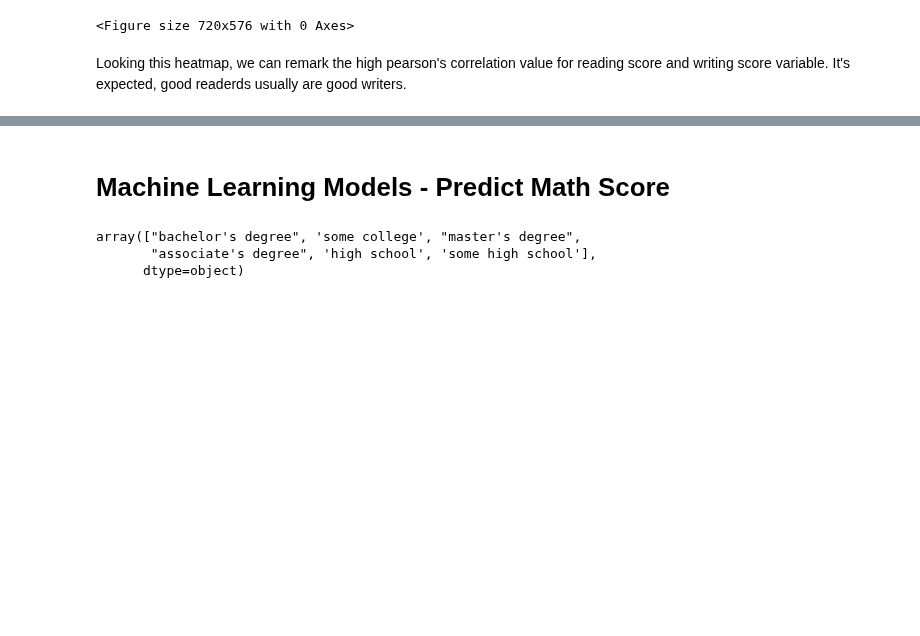
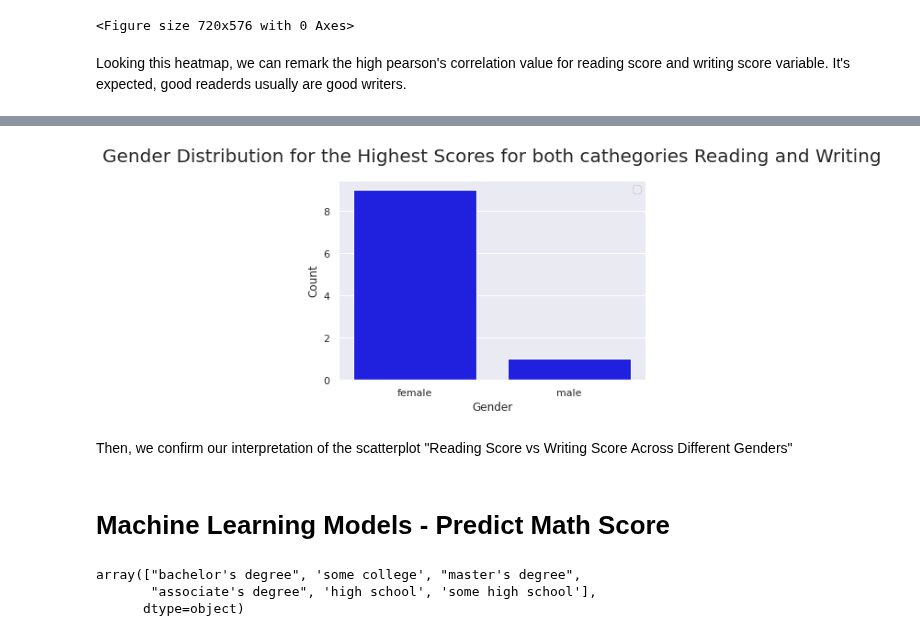
Before and after one commit to anibalfisico/Data-Science, a Jupyter notebook: students-performance-in-exams-usa.ipynb, the cells around one changed output, grey strips where cells are left out. Cells and saved outputs as stored; diff of their text form; code cells hidden in the pictures; blank space fills up the shorter version.

```diff
--- a/students-performance-in-exams-usa.ipynb
+++ b/students-performance-in-exams-usa.ipynb
@@ -212,3 +276,14 @@ Looking this heatmap, we can remark the high pearson's correlation value for rea
+# %%
+colors = 'blue'
+_ = sns.barplot(x = head_df.gender.value_counts().index,y = head_df.gender.value_counts(),color=colors)
+_ = plt.title('Gender Distribution for the Highest Scores for both cathegories Reading and Writing',size=20, pad=20)
+_ = plt.xlabel('Gender')
+_ = plt.ylabel('Count')
+_ = plt.legend()
+# %% [output]
+[figure, added]
+# %% [markdown]
+Then, we confirm our interpretation of the scatterplot "Reading Score vs Writing Score Across Different Genders"
 # %% [markdown]
 # Machine Learning Models - Predict Math Score
 # %%
```
Also changed, not shown: parts of 11 cells of this notebook.
